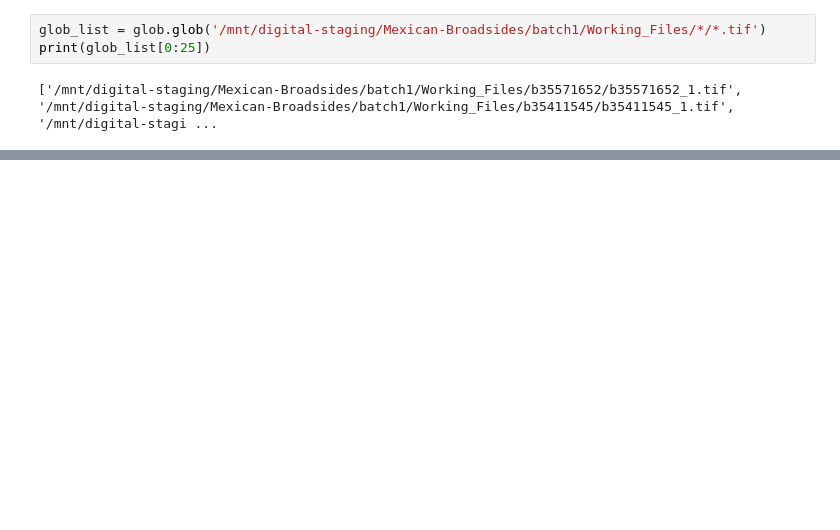
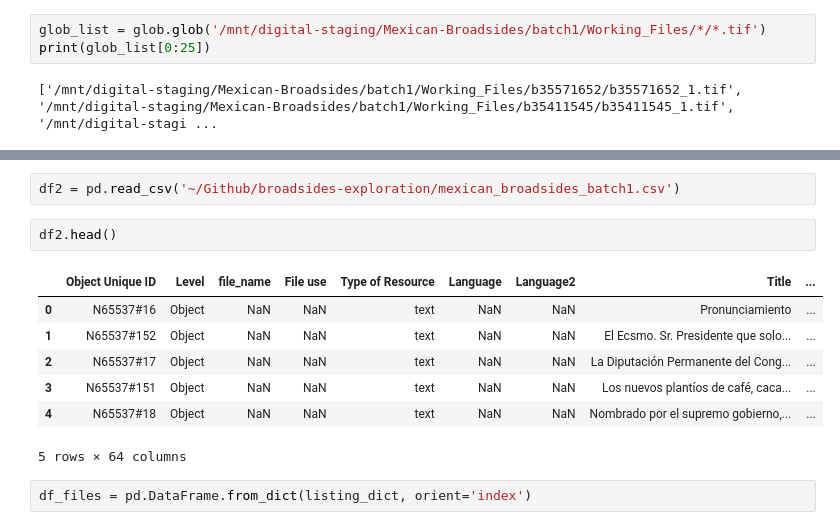
Before and after one commit to remerjohnson/broadsides-exploration, a Jupyter notebook: mexican_broadsides_data_analysis.ipynb, the cells around one changed output, grey strips where cells are left out. Saved outputs shown, nothing was run; the diff lists cells and outputs as text; blank space fills up the shorter version.

Commit message:
Worked further in notebook, updated csv data

```diff
--- a/mexican_broadsides_data_analysis.ipynb
+++ b/mexican_broadsides_data_analysis.ipynb
@@ -133,0 +144,14 @@ print(glob_list[0:25])
+# %%
+df2 = pd.read_csv('~/Github/broadsides-exploration/mexican_broadsides_batch1.csv')
+# %%
+df2.head()
+# %% [output]
+|  | Object Unique ID | Level | file_name | File use | Type of Resource | Language | Language2 | Title | ... |
+| 0 | N65537#16 | Object | NaN | NaN | text | NaN | NaN | Pronunciamiento | ... |
+| 1 | N65537#152 | Object | NaN | NaN | text | NaN | NaN | El Ecsmo. Sr. Presidente que solo... | ... |
+| 2 | N65537#17 | Object | NaN | NaN | text | NaN | NaN | La Diputación Permanente del Cong... | ... |
+| 3 | N65537#151 | Object | NaN | NaN | text | NaN | NaN | Los nuevos plantíos de café, caca... | ... |
+| 4 | N65537#18 | Object | NaN | NaN | text | NaN | NaN | Nombrado por el supremo gobierno,... | ... |
+5 rows × 64 columns
+# %%
+df_files = pd.DataFrame.from_dict(listing_dict, orient='index')
```
Also changed, not shown: parts of 15 cells of this notebook, 2 other files.
